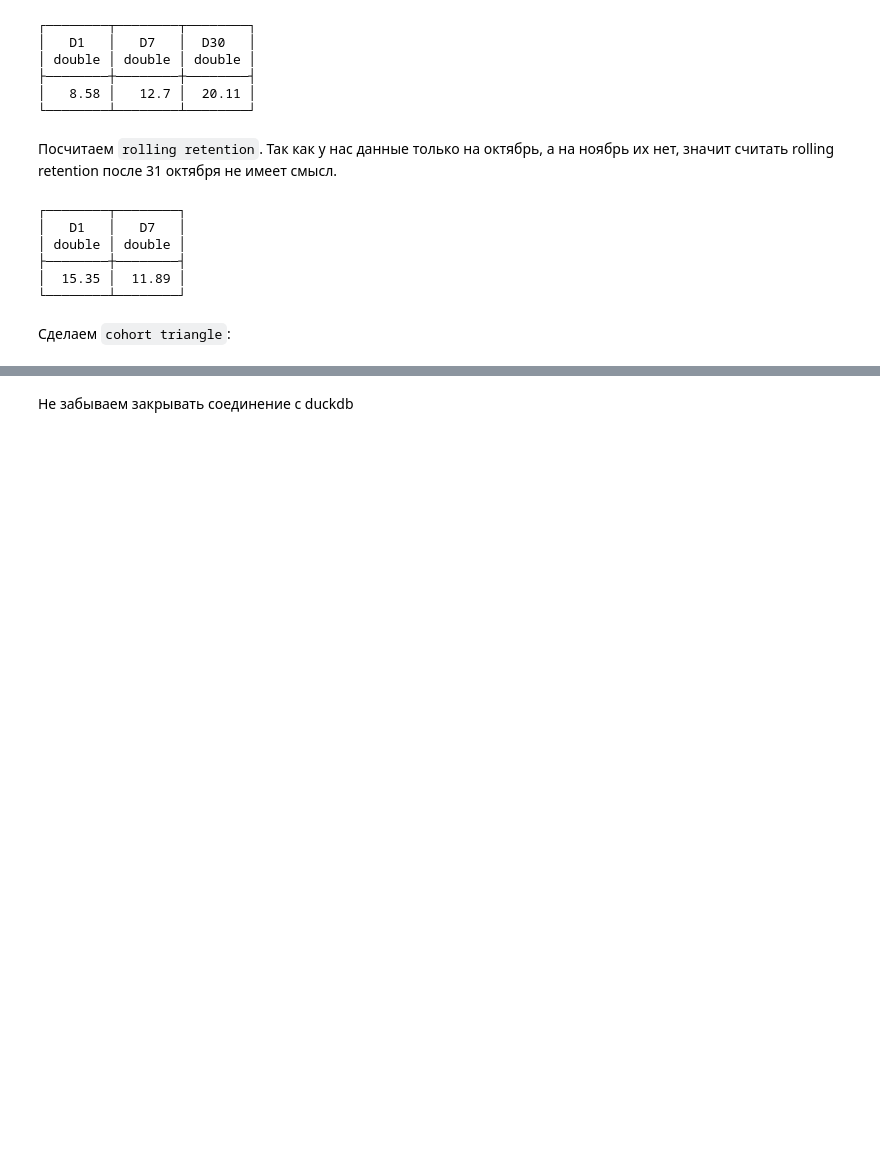
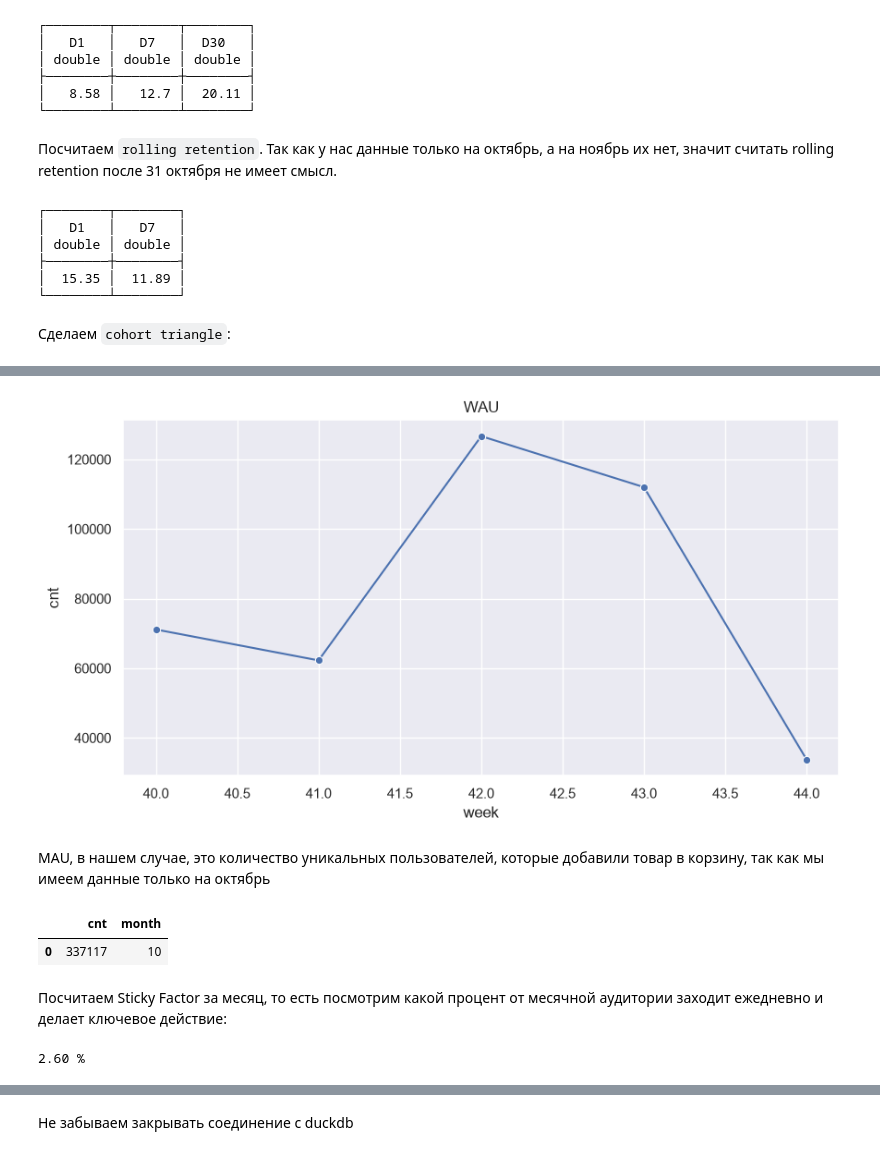
Before and after one commit to AlkhovskiiKY/ecommerce-eda-retention, a Jupyter notebook: eda.ipynb, the cells around one changed output, grey strips where cells are left out. Drawn from its saved outputs; the diff is of its cells as text; code cells hidden in the pictures; blank space fills up the shorter version.

```diff
--- a/eda.ipynb
+++ b/eda.ipynb
@@ -750,0 +790,17 @@ plt.show()
+# %%
+wau = con.sql('''
+        SELECT COUNT(DISTINCT user_id) AS cnt, EXTRACT(WEEK FROM event_time) AS week
+        FROM events
+        WHERE event_type = 'cart'
+        GROUP BY EXTRACT(WEEK FROM event_time)
+        ORDER BY week
+''').df()
+# %%
+fig, ax = plt.subplots(figsize = (10,5))
+sns.lineplot(wau, x='week', y='cnt', ax = ax, marker='o')
+ax.set_title('WAU')
+plt.show()
+# %% [output]
+[figure, added]
+# %% [markdown]
+MAU, в нашем случае, это количество уникальных пользователей, которые добавили товар в корзину, так как мы имеем данные только на октябрь
@@ -750,0 +815,15 @@ plt.show()
+# %%
+mau
+# %% [output]
+|  | cnt | month |
+| 0 | 337117 | 10 |
+# %% [markdown]
+Посчитаем Sticky Factor за месяц, то есть посмотрим какой процент от месячной аудитории заходит ежедневно и делает ключевое действие:
+# %%
+dau_day1 = dau.loc[dau['day'] == 1, 'cnt'].iloc[0]
+mau_cnt  = mau['cnt'].iloc[0]
+
+sticky = dau_day1 / mau_cnt * 100
+print(f'{sticky:.2f} %')
+# %% [output]
+2.60 %
```
Also changed, not shown: parts of 39 cells of this notebook, 5 other files.
